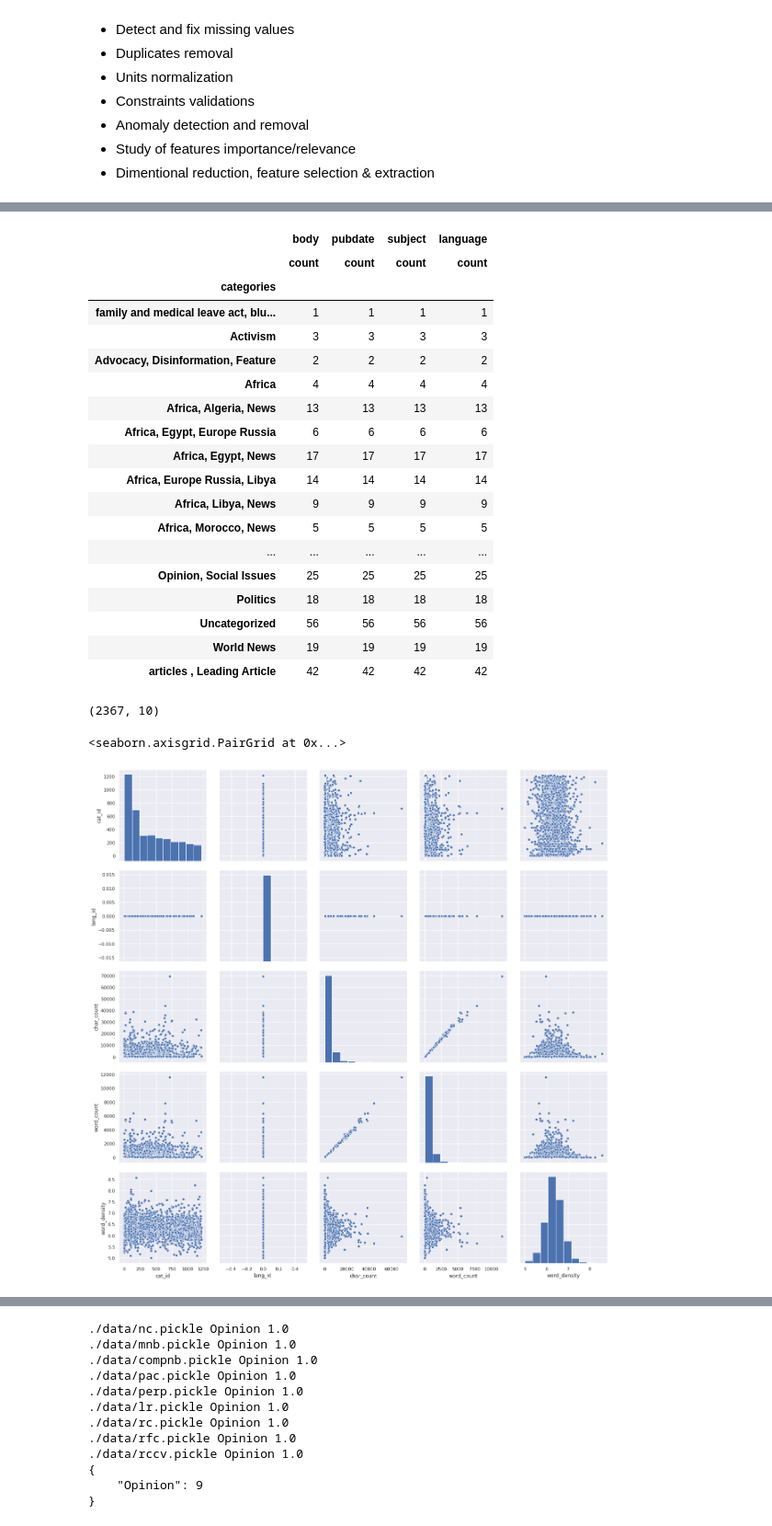
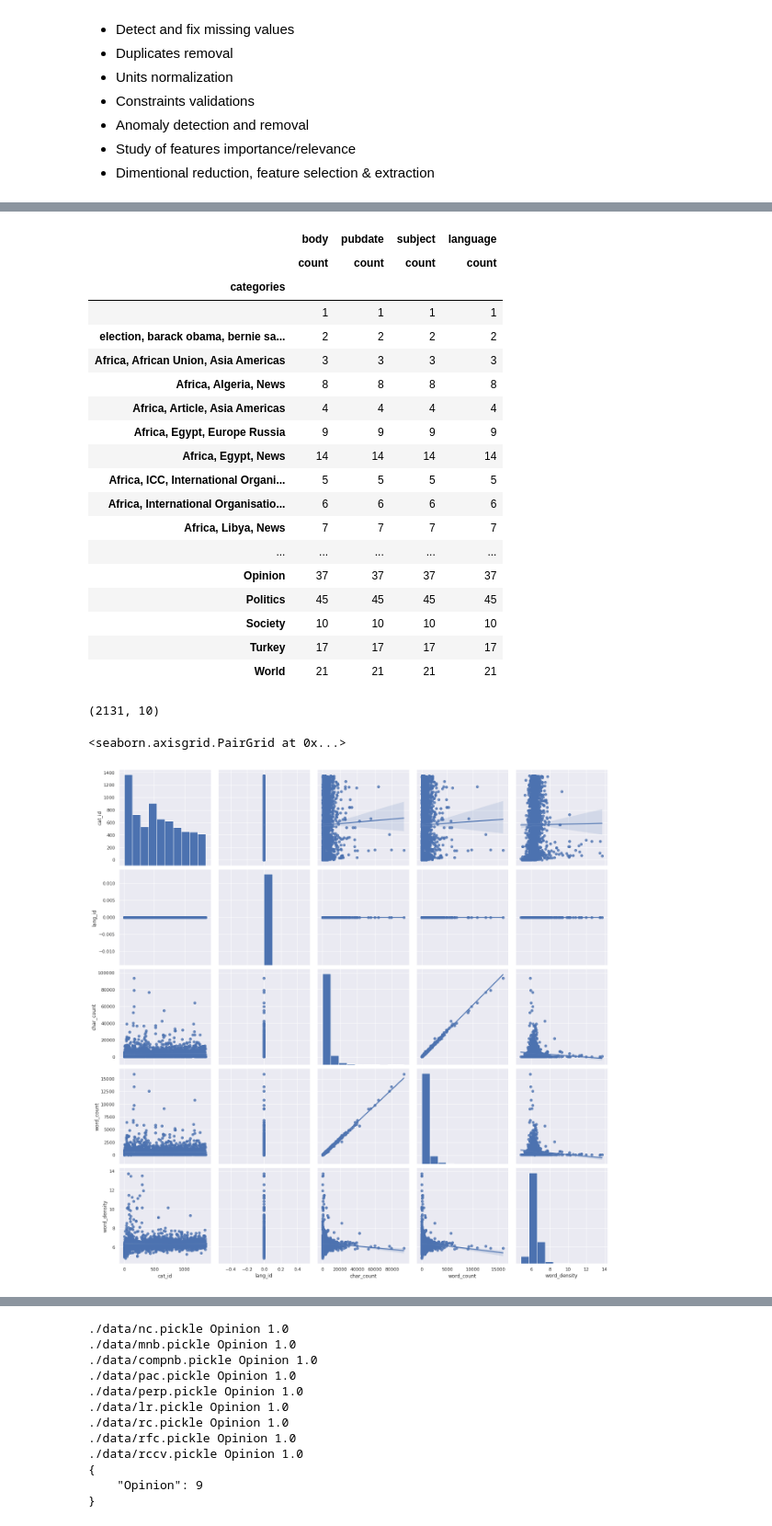
Before and after one commit to saidsef/ml-classifier, a Jupyter notebook: classifier-ml.ipynb, the cells around one changed output, grey strips where cells are left out. Shown: that part at 92% size. Saved outputs shown, nothing was run; the diff lists cells and outputs as text; code cells hidden in the pictures.

```diff
--- a/classifier-ml.ipynb
+++ b/classifier-ml.ipynb
@@ -1,4 +1,7 @@
 # %%
+%load_ext autoreload
+%autoreload 2
+
 import re
 import glob
 import pickle
@@ -6,6 +9,8 @@ import pandas as pd
 import numpy as np
 import requests as r
 import seaborn as sns
+import warnings
+import matplotlib as mpl
 import matplotlib.pyplot as plt
 from json import dump, dumps
 from collections import Counter
@@ -16,7 +21,10 @@ from sklearn.ensemble import RandomForestClassifier
 from sklearn.model_selection import train_test_split
 from sklearn.naive_bayes import ComplementNB, BernoulliNB, MultinomialNB
 from sklearn.feature_extraction.text import TfidfVectorizer
-from sklearn.linear_model import LogisticRegression, RidgeClassifier, RidgeClassifierCV, PassiveAggressiveClassifier, Perceptron
+from sklearn.linear_model import LogisticRegression, RidgeClassifier, RidgeClassifierCV, PassiveAggressiveClassifier, Perceptron, SGDClassifier
+
+warnings.simplefilter('ignore')
+mpl.style.use('ggplot')
 # %% [markdown]
 ## Source Data
 
@@ -57,6 +65,9 @@ df.head(1).T.style
 df = df.loc[(df['categories'] != 'News') &
             (df['categories'] != 'articles 2015') &
             (df['categories'] != 'frontpage') &
+            (df['categories'] != 'English') &
+            (df['categories'] != 'Comment') &
+            (df['categories'] != 'Uncategorized') &
             (df['language'] == 'English')]
 # %%
 df['categories'] = df['categories'].str.replace(r'[^a-zA-Z_, ]+', '').replace(', ', '')
@@ -67,22 +78,22 @@ df.groupby(['categories']).agg({'count'}).drop_duplicates()
 |  | body | pubdate | subject | language |
 |  | count | count | count | count |
 | categories |  |  |  |  |
-| family and medical leave act, blu... | 1 | 1 | 1 | 1 |
-| Activism | 3 | 3 | 3 | 3 |
-| Advocacy, Disinformation, Feature | 2 | 2 | 2 | 2 |
-| Africa | 4 | 4 | 4 | 4 |
-| Africa, Algeria, News | 13 | 13 | 13 | 13 |
-| Africa, Egypt, Europe Russia | 6 | 6 | 6 | 6 |
-| Africa, Egypt, News | 17 | 17 | 17 | 17 |
-| Africa, Europe Russia, Libya | 14 | 14 | 14 | 14 |
-| Africa, Libya, News | 9 | 9 | 9 | 9 |
-| Africa, Morocco, News | 5 | 5 | 5 | 5 |
+|  | 1 | 1 | 1 | 1 |
+| election, barack obama, bernie sa... | 2 | 2 | 2 | 2 |
+| Africa, African Union, Asia Americas | 3 | 3 | 3 | 3 |
+| Africa, Algeria, News | 8 | 8 | 8 | 8 |
+| Africa, Article, Asia Americas | 4 | 4 | 4 | 4 |
+| Africa, Egypt, Europe Russia | 9 | 9 | 9 | 9 |
+| Africa, Egypt, News | 14 | 14 | 14 | 14 |
+| Africa, ICC, International Organi... | 5 | 5 | 5 | 5 |
+| Africa, International Organisatio... | 6 | 6 | 6 | 6 |
+| Africa, Libya, News | 7 | 7 | 7 | 7 |
 | ... | ... | ... | ... | ... |
-| Opinion, Social Issues | 25 | 25 | 25 | 25 |
-| Politics | 18 | 18 | 18 | 18 |
-| Uncategorized | 56 | 56 | 56 | 56 |
-| World News | 19 | 19 | 19 | 19 |
-| articles , Leading Article | 42 | 42 | 42 | 42 |
+| Opinion | 37 | 37 | 37 | 37 |
+| Politics | 45 | 45 | 45 | 45 |
+| Society | 10 | 10 | 10 | 10 |
+| Turkey | 17 | 17 | 17 | 17 |
+| World | 21 | 21 | 21 | 21 |
 # %%
 df['cat_id']       = df['categories'].factorize()[0]
 df['lang_id']      = df['language'].factorize()[0]
@@ -92,11 +103,11 @@ df['word_density'] = df['char_count'] / (df['word_count']+1)
 # %%
 df.shape
 # %% [output]
-(2367, 10)
+(2131, 10)
 # %%
 sns.set()
-sns.pairplot(df, height=3.5)
+sns.pairplot(df, height=3.5, kind="reg", palette="husl", diag_kind="auto")
 # %% [output]
 <seaborn.axisgrid.PairGrid at 0x...>
-[figure, old version]
+[figure, new version]
 # %%
```
Also changed, not shown: parts of 8 cells of this notebook.
